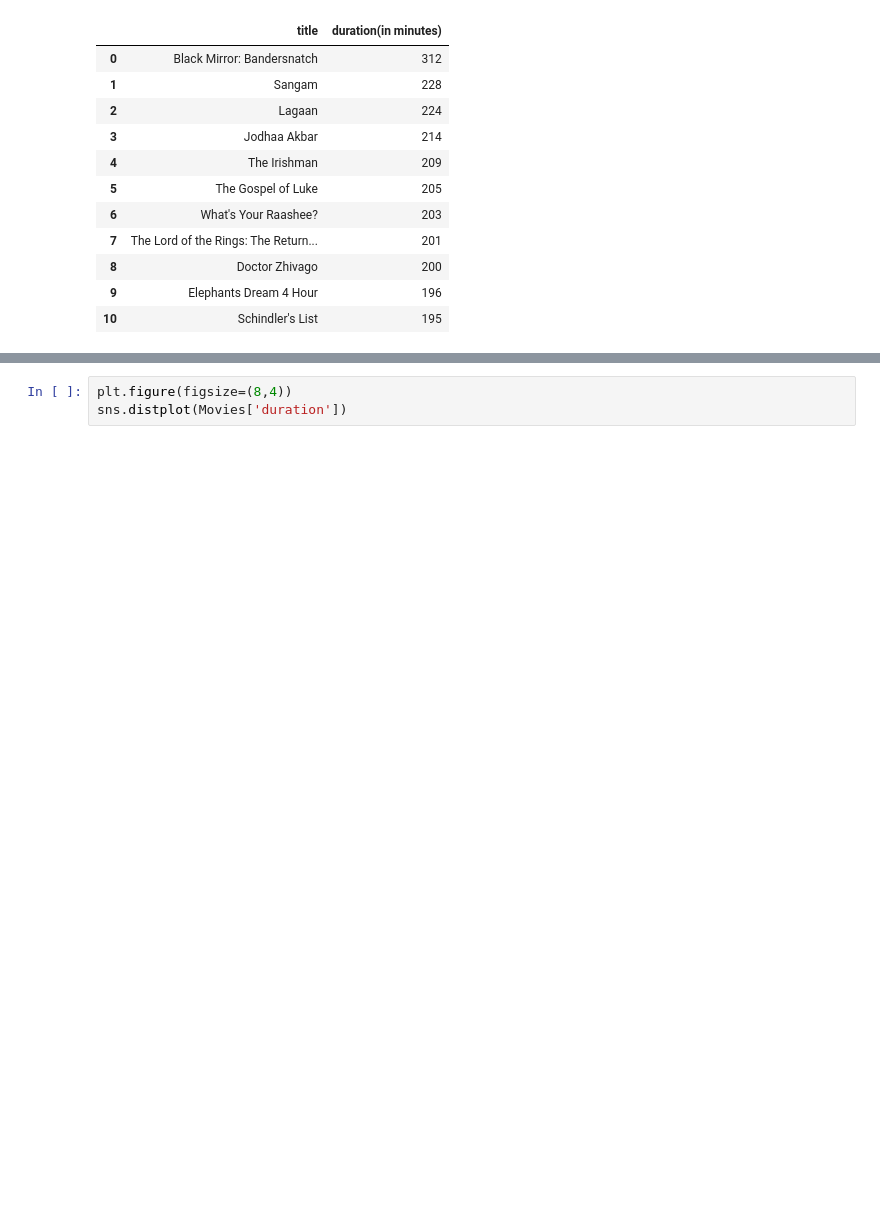
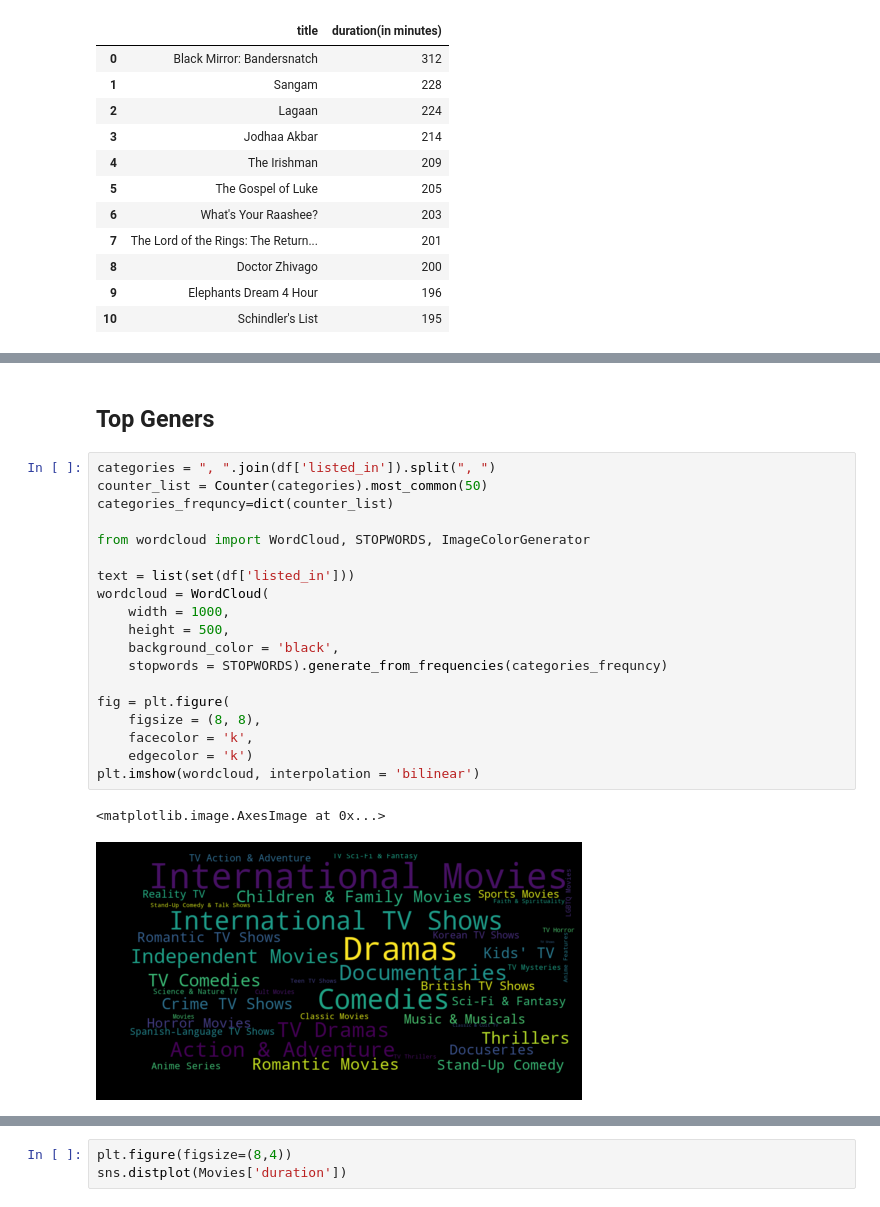
Before and after one commit to On-Our-Way/Exploratory_Data_Analysis, a Jupyter notebook: Netflix_Titles.ipynb, the cells around one changed output, grey strips where cells are left out. Cells and saved outputs as stored; diff of their text form; blank space fills up the shorter version.

```diff
--- a/Netflix_Titles.ipynb
+++ b/Netflix_Titles.ipynb
@@ -329,0 +245,24 @@ Movies[['title','duration']].sort_values(by='duration', ascending=True)[:20].res
+# %% [markdown]
+## Top Geners
+# %%
+categories = ", ".join(df['listed_in']).split(", ")
+counter_list = Counter(categories).most_common(50)
+categories_frequncy=dict(counter_list)
+
+from wordcloud import WordCloud, STOPWORDS, ImageColorGenerator
+
+text = list(set(df['listed_in']))
+wordcloud = WordCloud(
+    width = 1000,
+    height = 500,
+    background_color = 'black',
+    stopwords = STOPWORDS).generate_from_frequencies(categories_frequncy)
+
+fig = plt.figure(
+    figsize = (8, 8),
+    facecolor = 'k',
+    edgecolor = 'k')
+plt.imshow(wordcloud, interpolation = 'bilinear')
+# %% [output]
+<matplotlib.image.AxesImage at 0x...>
+[figure, added]
```
Also changed, not shown: parts of 31 cells of this notebook, 13 other files.
